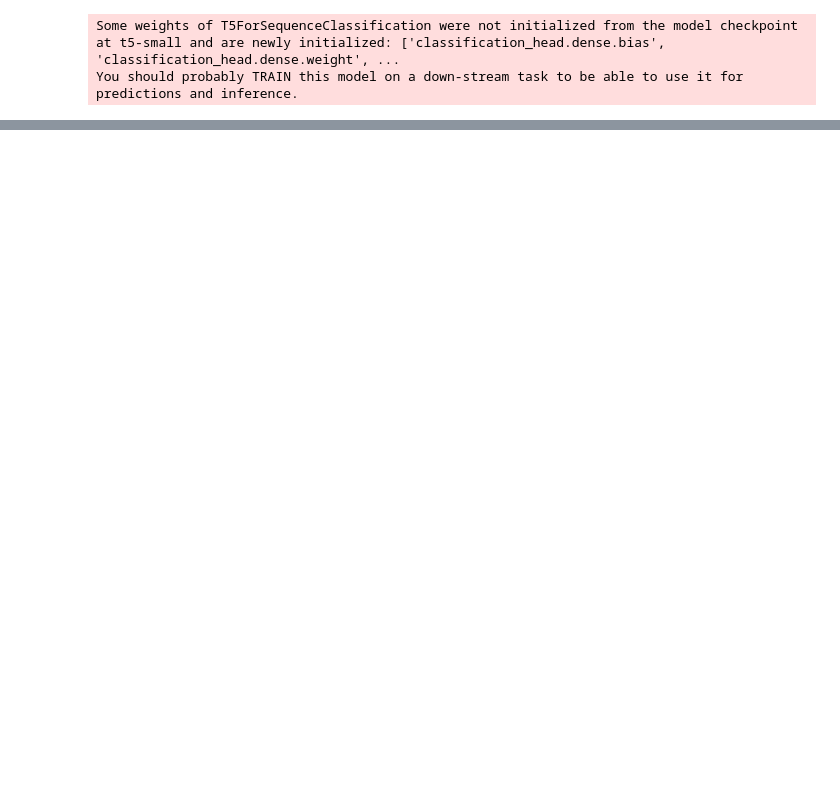
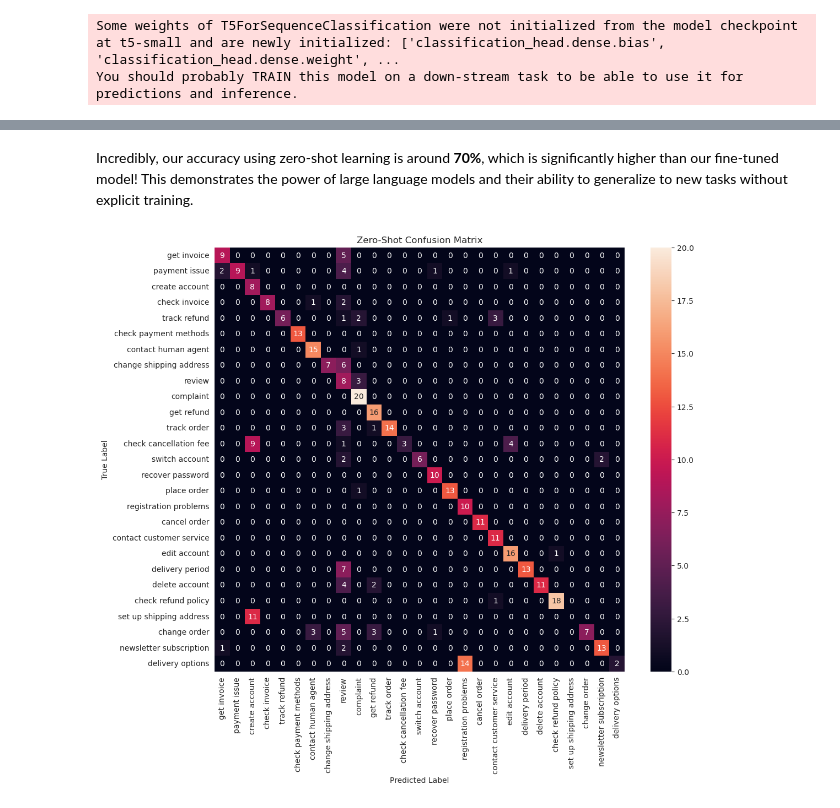
Before and after one commit to CARTE-Toronto/mitsubishi-workshop, a Jupyter notebook: labs_answered/lab_2_2_intent_classification_answered.ipynb, the cells around one changed output, grey strips where cells are left out. Cells and saved outputs as stored; diff of their text form; code cells hidden in the pictures; blank space fills up the shorter version.

```diff
--- a/labs_answered/lab_2_2_intent_classification_answered.ipynb
+++ b/labs_answered/lab_2_2_intent_classification_answered.ipynb
@@ -297,0 +717,5 @@ TrainOutput(global_step=585, training_loss=2.9015784663012902, metrics={'train_r
+# %%
+for message in intents['test']['message'][25:35]:
+    print(f"Message: {message}")
+    print(f"Predicted Intent: {zero_shot_intent_classification(model, prompt, message)}")
+    print()
@@ -297,0 +747,18 @@ TrainOutput(global_step=585, training_loss=2.9015784663012902, metrics={'train_r
+# %%
+from tqdm import tqdm
+from sklearn.metrics import classification_report
+import pandas as pd
+
+# Generate predictions for the test dataset using the zero-shot model
+zero_shot_predictions = [
+    zero_shot_intent_classification(model, prompt, message)
+    for message in tqdm(intents['test']['message'])
+]
+
+# Create a classification report
+zero_shot_report = pd.DataFrame(
+    classification_report(true_labels_text, zero_shot_predictions, output_dict=True, zero_division=0)
+).T
+
+# Display the report
+zero_shot_report
@@ -297,0 +783,17 @@ TrainOutput(global_step=585, training_loss=2.9015784663012902, metrics={'train_r
+# %% [markdown]
+Incredibly, our accuracy using zero-shot learning is around **70%**, which is significantly higher than our fine-tuned model! This demonstrates the power of large language models and their ability to generalize to new tasks without explicit training.
+# %%
+# Confusion Matrix
+
+# Compute confusion matrix
+zero_shot_conf_matrix = confusion_matrix(true_labels_text, zero_shot_predictions)
+
+# Plot the confusion matrix
+plt.figure(figsize=(12, 10))
+sns.heatmap(zero_shot_conf_matrix, annot=True, fmt='d', xticklabels=id2label.values(), yticklabels=id2label.values())
+plt.xlabel('Predicted Label')
+plt.ylabel('True Label')
+plt.title('Zero-Shot Confusion Matrix')
+plt.show()
+# %% [output]
+[figure, added]
```
Also changed, not shown: parts of 45 cells of this notebook, 5 other files.
